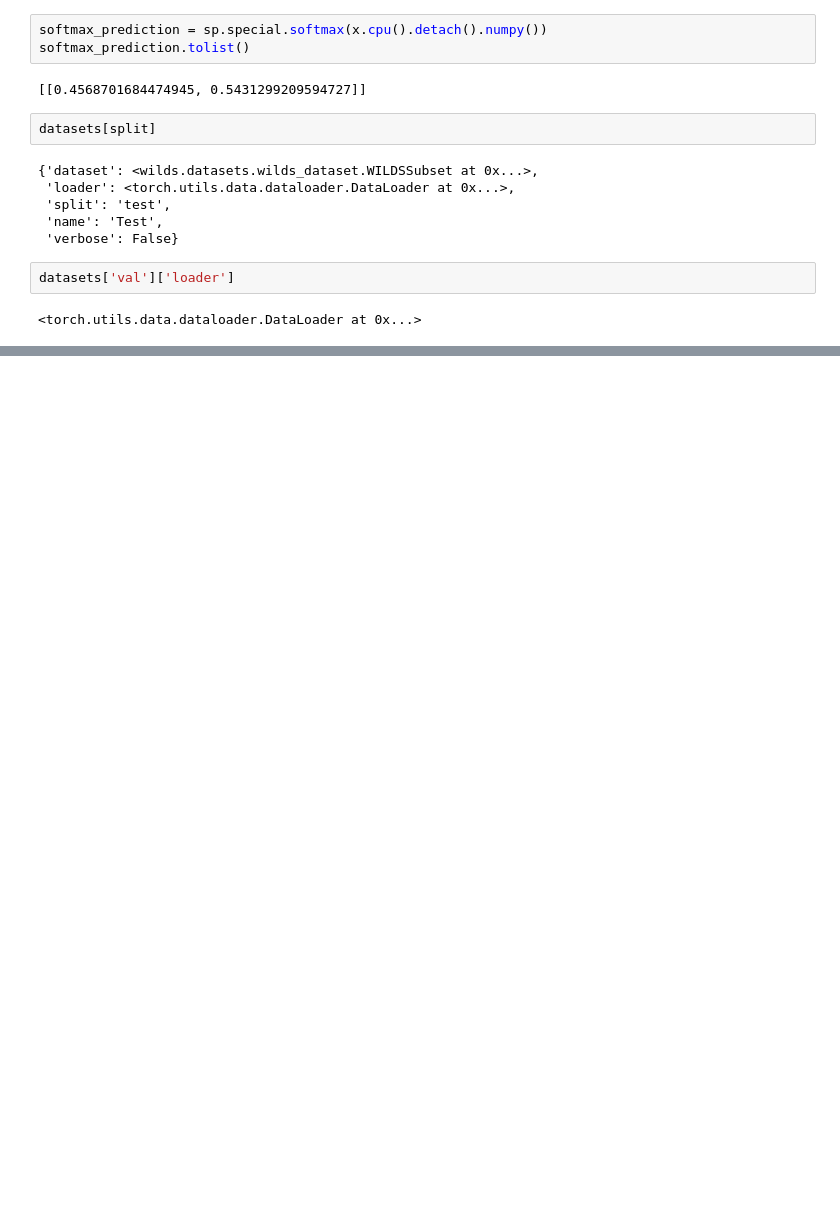
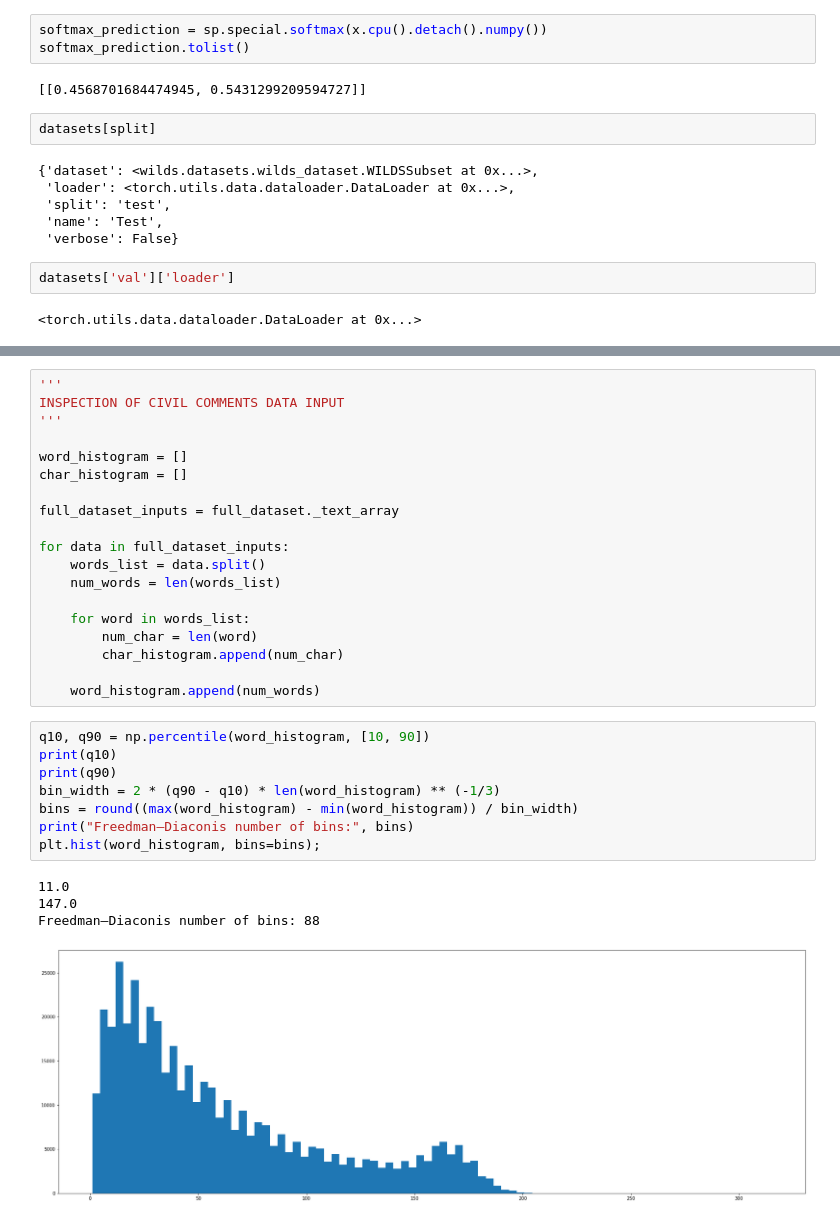
Before and after one commit to divyashan/tta_research, a Jupyter notebook: wilds_amazon_validation.ipynb, the cells around one changed output, grey strips where cells are left out. Drawn from its saved outputs; the diff is of its cells as text; blank space fills up the shorter version.

```diff
--- a/wilds_amazon_validation.ipynb
+++ b/wilds_amazon_validation.ipynb
@@ -534,0 +927,32 @@ datasets['val']['loader']
+# %%
+'''
+INSPECTION OF CIVIL COMMENTS DATA INPUT
+'''
+
+word_histogram = []
+char_histogram = []
+
+full_dataset_inputs = full_dataset._text_array
+
+for data in full_dataset_inputs:
+    words_list = data.split()
+    num_words = len(words_list)
+
+    for word in words_list:
+        num_char = len(word)
+        char_histogram.append(num_char)
+
+    word_histogram.append(num_words)
+# %%
+q10, q90 = np.percentile(word_histogram, [10, 90])
+print(q10)
+print(q90)
+bin_width = 2 * (q90 - q10) * len(word_histogram) ** (-1/3)
+bins = round((max(word_histogram) - min(word_histogram)) / bin_width)
+print("Freedman–Diaconis number of bins:", bins)
+plt.hist(word_histogram, bins=bins);
+# %% [output]
+11.0
+147.0
+Freedman–Diaconis number of bins: 88
+[figure, added]
```
Also changed, not shown: parts of 61 cells of this notebook, 1 other file.
